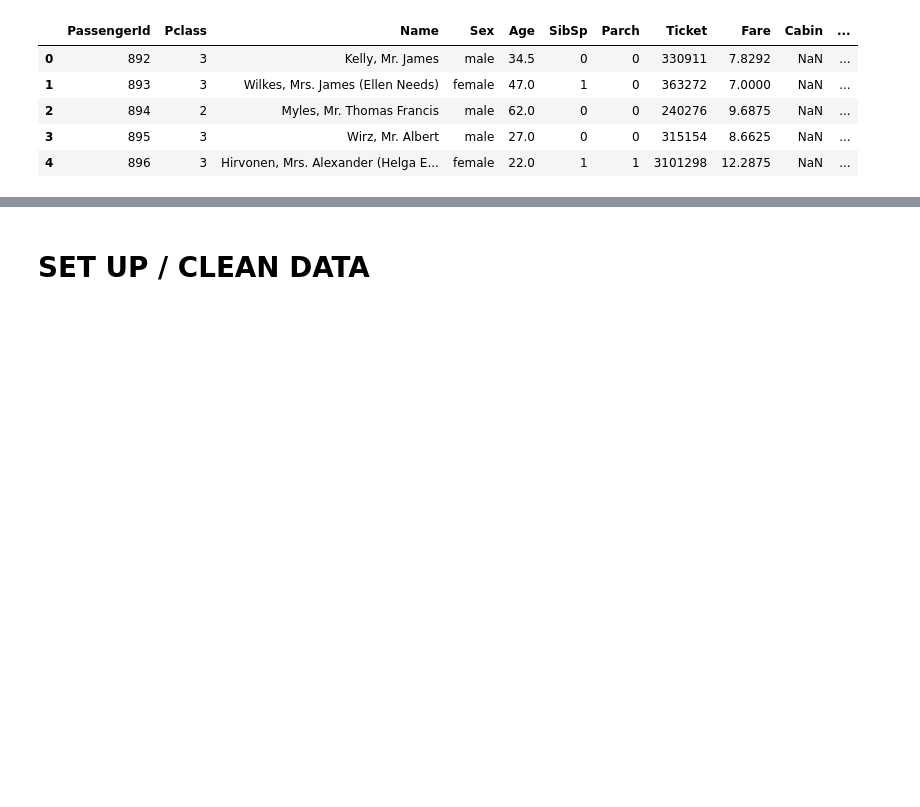
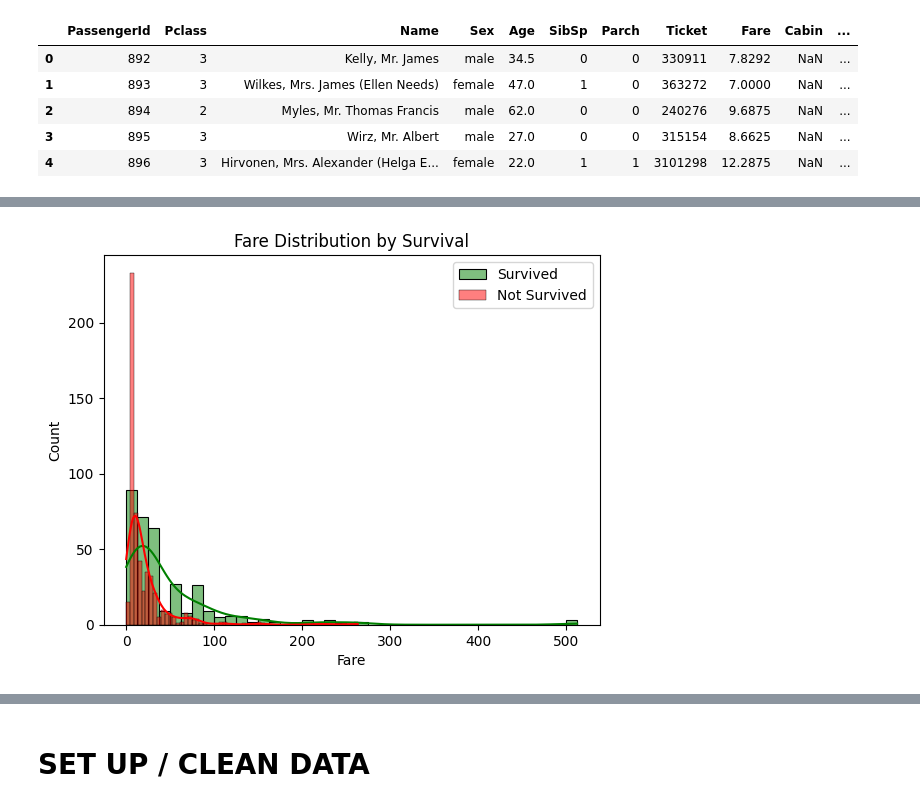
Before and after one commit to GioDude211/Kaggle_Projects, a Jupyter notebook: Titanic Competition/titanic_model_1.ipynb, the cells around one changed output, grey strips where cells are left out. Cells and saved outputs as stored; diff of their text form; code cells hidden in the pictures; blank space fills up the shorter version.

```diff
--- a/Titanic Competition/titanic_model_1.ipynb
+++ b/Titanic Competition/titanic_model_1.ipynb
@@ -68,0 +93,10 @@ test_data.head()
+# %%
+#Survival Rates by Fare
+
+hp3 = sns.histplot(train_data[train_data['Survived'] == 1]['Fare'], kde=True, color='green', label='Survived')
+hp4 = sns.histplot(train_data[train_data['Survived'] == 0]['Fare'], kde=True, color='red', label='Not Survived')
+plt.title('Fare Distribution by Survival')
+plt.legend()
+plt.show()
+# %% [output]
+[figure, added]
```
Also changed, not shown: parts of 10 cells of this notebook, 1 other file.
